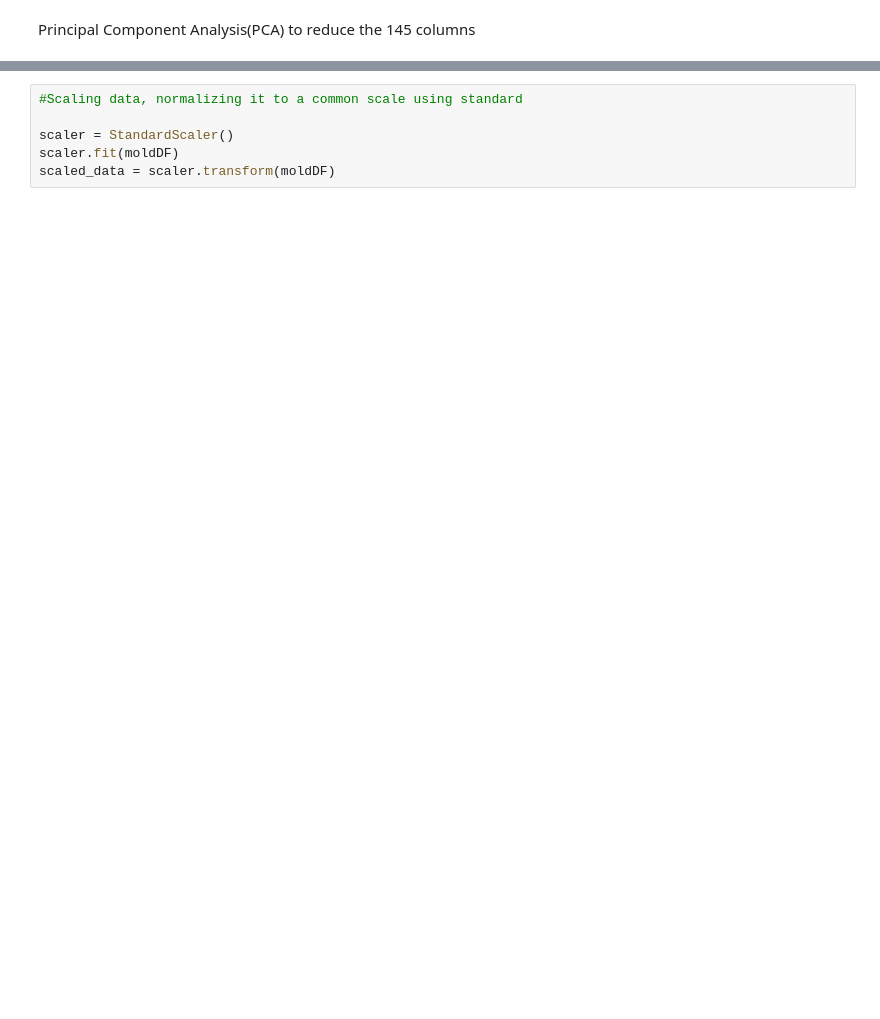
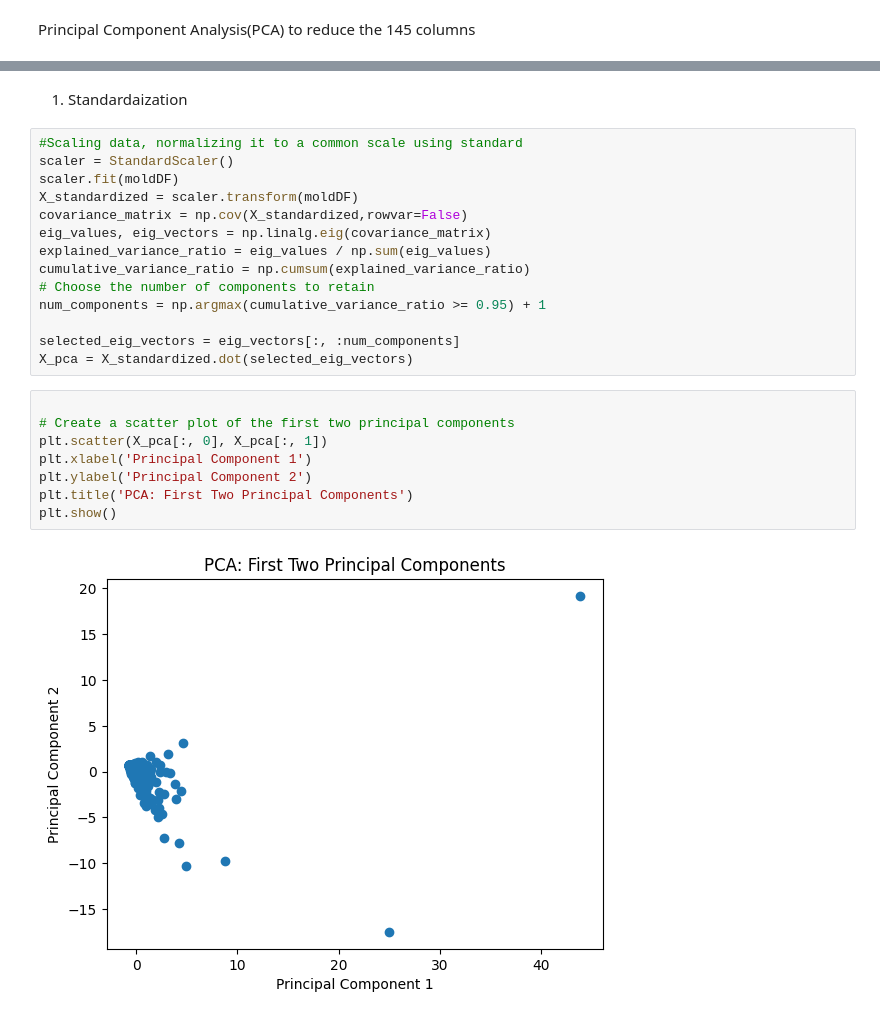
Before and after one commit to AITHIOMB/Home-Health-Impact, a Jupyter notebook: Bonnie W/modeling.ipynb, the cells around one changed output, grey strips where cells are left out. Drawn from its saved outputs; the diff is of its cells as text; blank space fills up the shorter version.

```diff
--- a/Bonnie W/modeling.ipynb
+++ b/Bonnie W/modeling.ipynb
@@ -31,6 +68,26 @@ moldDF.head()
+# %% [markdown]
+1. Standardaization
 # %%
 #Scaling data, normalizing it to a common scale using standard
-
 scaler = StandardScaler()
 scaler.fit(moldDF)
-scaled_data = scaler.transform(moldDF)
+X_standardized = scaler.transform(moldDF)
+covariance_matrix = np.cov(X_standardized,rowvar=False)
+eig_values, eig_vectors = np.linalg.eig(covariance_matrix)
+explained_variance_ratio = eig_values / np.sum(eig_values)
+cumulative_variance_ratio = np.cumsum(explained_variance_ratio)
+# Choose the number of components to retain
+num_components = np.argmax(cumulative_variance_ratio >= 0.95) + 1
+
+selected_eig_vectors = eig_vectors[:, :num_components]
+X_pca = X_standardized.dot(selected_eig_vectors)
+# %%
+
+# Create a scatter plot of the first two principal components
+plt.scatter(X_pca[:, 0], X_pca[:, 1])
+plt.xlabel('Principal Component 1')
+plt.ylabel('Principal Component 2')
+plt.title('PCA: First Two Principal Components')
+plt.show()
+# %% [output]
+[figure, added]
```
Also changed, not shown: parts of 5 cells of this notebook, 3 other files.
